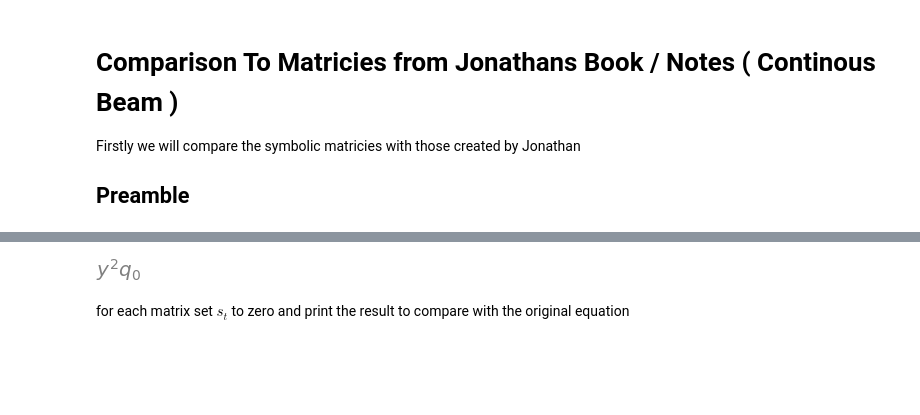
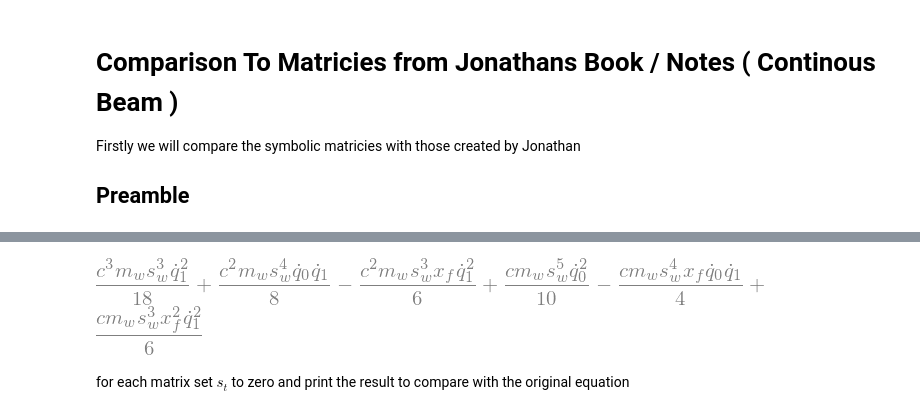
Before and after one commit to fh9g12/FwtModels, a Jupyter notebook: Workbooks/1_Assumed Shapes Modelling/2_AssumedShapesComparison to Book & Jonathan's Notes.ipynb, the cells around one changed output, grey strips where cells are left out. Saved outputs shown, nothing was run; the diff lists cells and outputs as text; code cells hidden in the pictures; blank space fills up the shorter version.

```diff
--- a/Workbooks/1_Assumed Shapes Modelling/2_AssumedShapesComparison to Book & Jonathan's Notes.ipynb
+++ b/Workbooks/1_Assumed Shapes Modelling/2_AssumedShapesComparison to Book & Jonathan's Notes.ipynb
@@ -55,10 +55,10 @@ alpha_t = alpha_w.subs(y,p.s_w)
 # create the model
 sModel = AssumedShapes.SymbolicModel(q,z_w,alpha_w,z_t,alpha_t,p)
 sModel.GenerateEoM()
-# %%
-sModel.kappa_w
-# %% [output]
-[figure, removed]
+# %%
+sModel.GenerateKineticEnergy().subs(p.m_t,0).expand()
+# %% [output]
+[figure, added]
 # %% [markdown]
 for each matrix set $s_t$ to zero and print the result to compare with the original equation
 # %%
```
Also changed, not shown: 5 other files.
